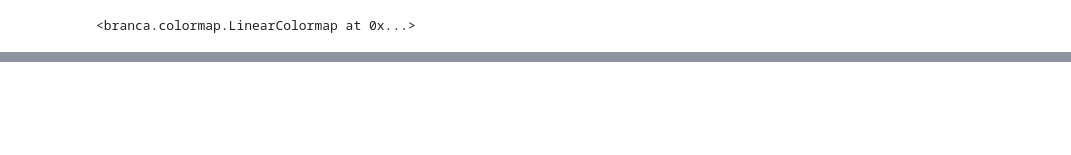
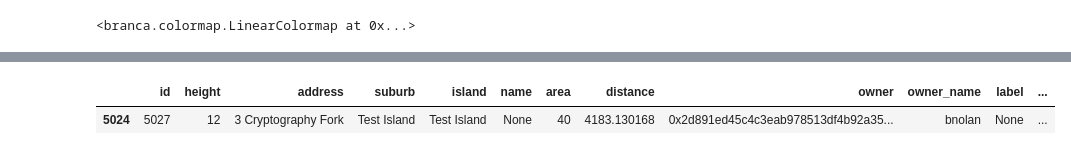
Before and after one commit to 3Diot/3Diot.github.io, a Jupyter notebook: blog/notebooks/002_Parcels.ipynb, the cells around one changed output, grey strips where cells are left out. Drawn from its saved outputs; the diff is of its cells as text; code cells hidden in the pictures; blank space fills up the shorter version.

```diff
--- a/blog/notebooks/002_Parcels.ipynb
+++ b/blog/notebooks/002_Parcels.ipynb
@@ -254,7 +227,10 @@ tdf = tdf.sort_values(by=["90day_traffic_total"])
 tdf['90day_traffic_total'] = tdf['90day_traffic_total'].fillna(0)
 tdf.to_file("cv_map.geojson", driver='GeoJSON')
 # %%
-tdf.sort_values(by='90day_traffic_total')
+tdf.sort_values(by='90day_traffic_total').head(1)
+# %% [output]
+|  | id | height | address | suburb | island | name | area | distance | owner | owner_name | label | ... |
+| 5024 | 5027 | 12 | 3 Cryptography Fork | Test Island | Test Island | None | 40 | 4183.130168 | 0x2d891ed45c4c3eab978513df4b92a35... | bnolan | None | ... |
 # %%
 # https://stackoverflow.com/questions/54595931/show-different-pop-ups-for-different-polygons-in-a-geojson-folium-python-ma
 # https://python-visualization.github.io/branca/colormap.html
```
Also changed, not shown: parts of 6 cells of this notebook, 5 other files.
